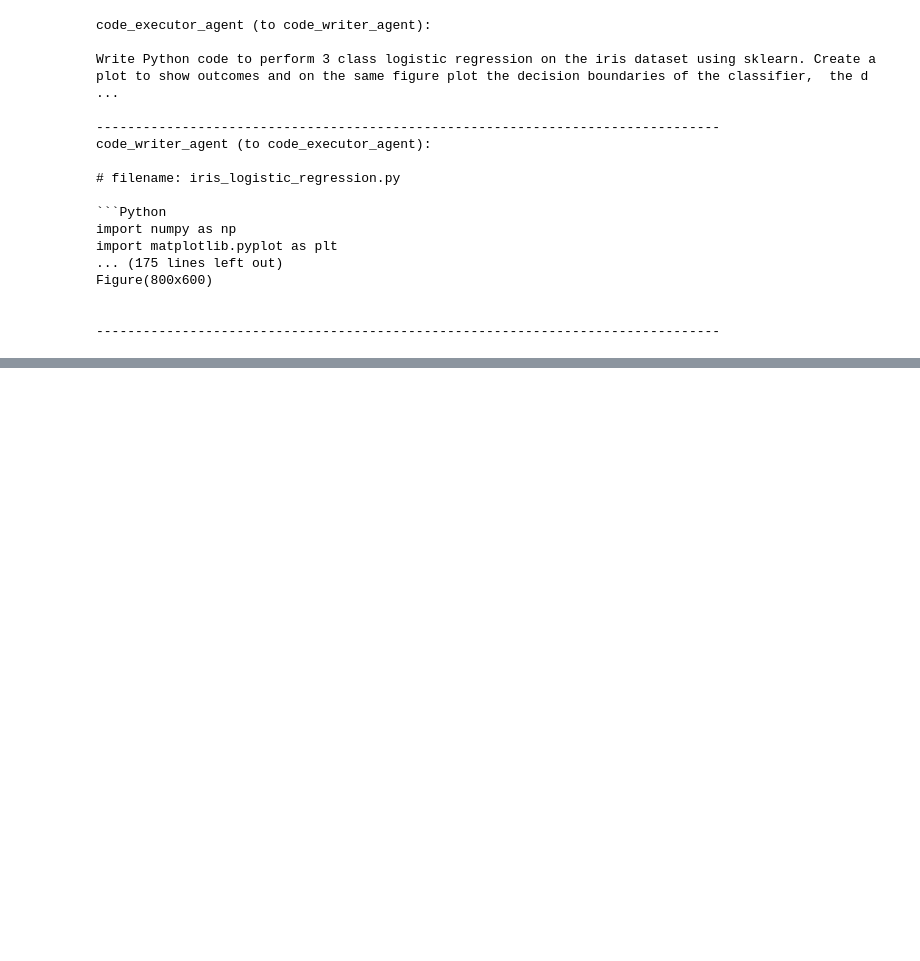
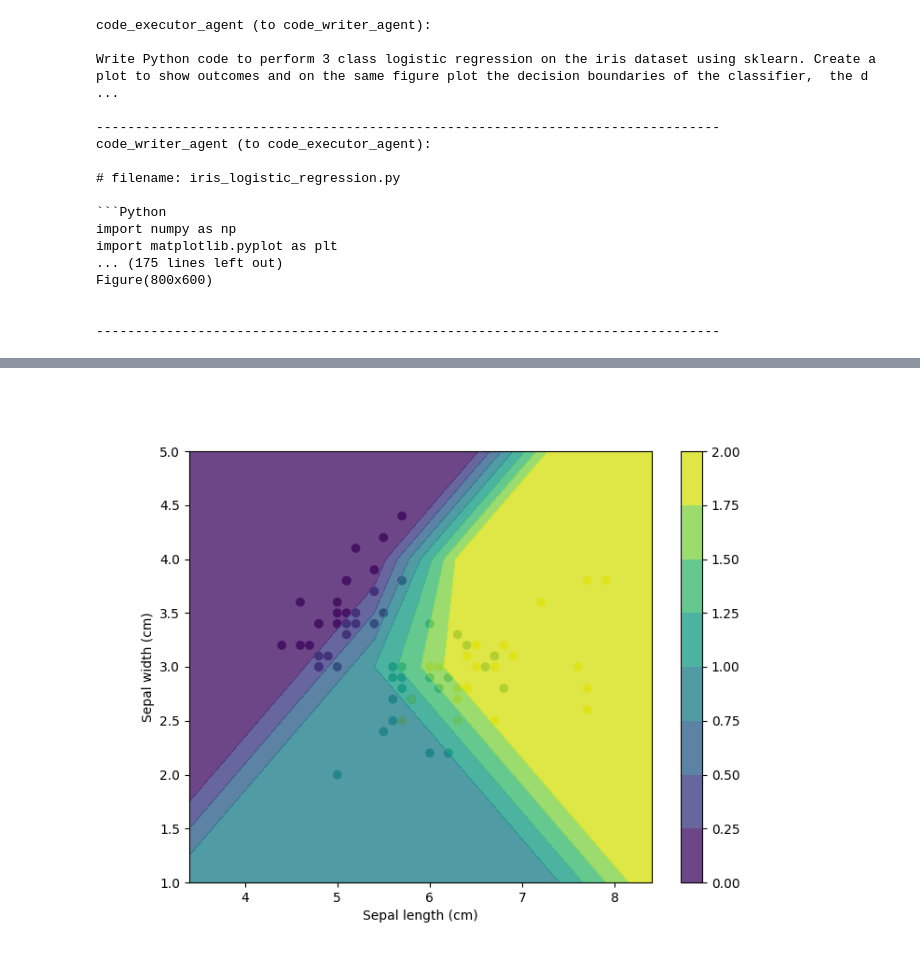
Before and after one commit to aneeshsathe/ai_studio, a Jupyter notebook: ai_studio/Agentic Regression.ipynb, the cells around one changed output, grey strips where cells are left out. Cells and saved outputs as stored; diff of their text form; code cells hidden in the pictures; blank space fills up the shorter version.

Commit message:
update Agentic with image

```diff
--- a/ai_studio/Agentic Regression.ipynb
+++ b/ai_studio/Agentic Regression.ipynb
@@ -116,0 +115,5 @@ Figure(800x600)
+# %%
+from IPython.display import Image
+Image(filename="generated_code/logistic_reg_decision_boundaries.png")
+# %% [output]
+[figure, added]
```
Also changed, not shown: parts of 1 cell of this notebook.
